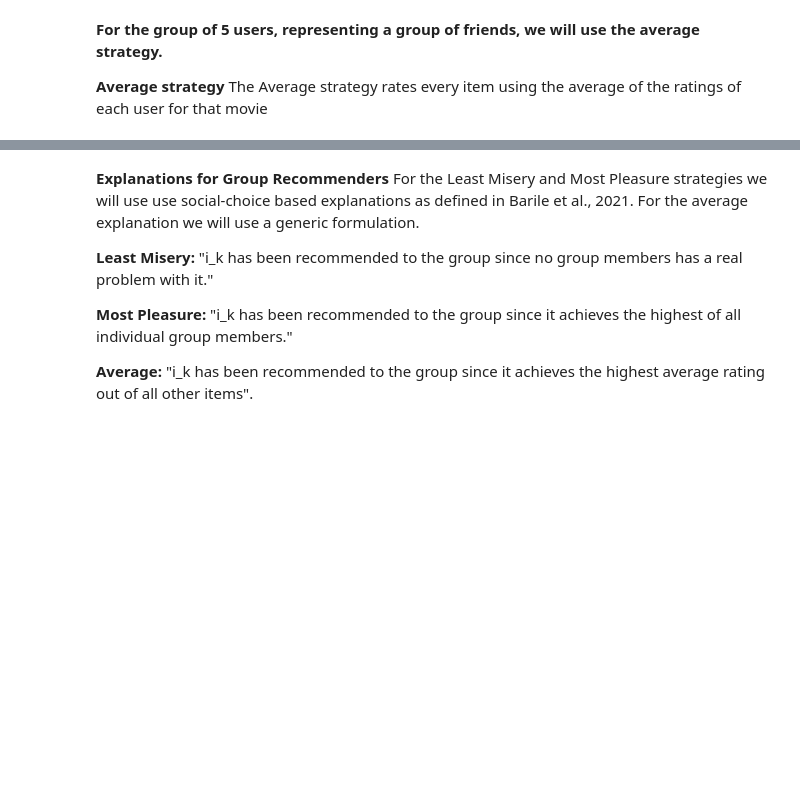
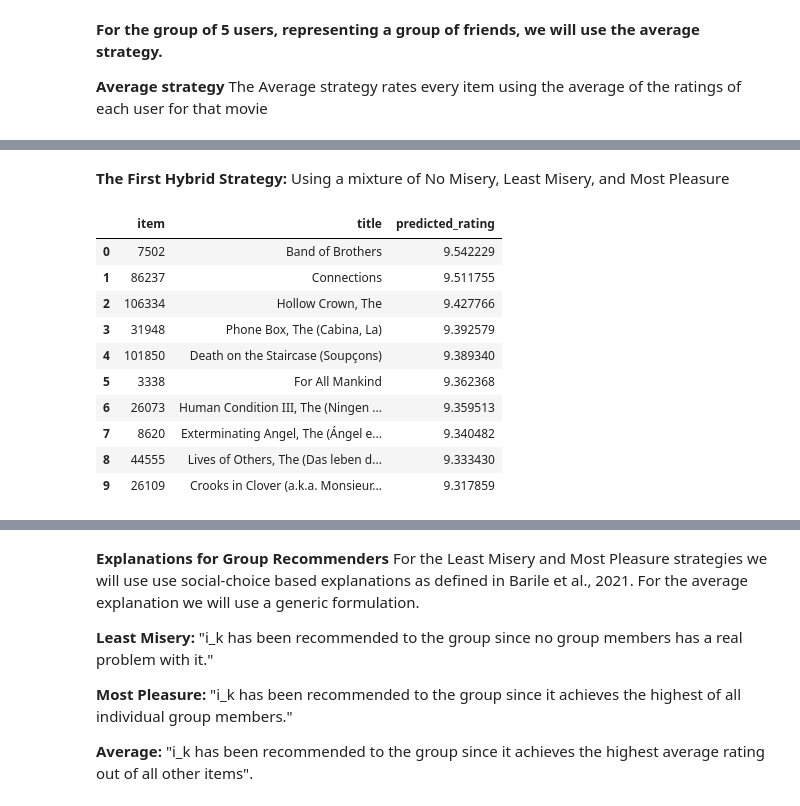
Before and after one commit to csotogd/Recommender-System-santa-claus, a Jupyter notebook: RS_project.ipynb, the cells around one changed output, grey strips where cells are left out. Drawn from its saved outputs; the diff is of its cells as text; code cells hidden in the pictures; blank space fills up the shorter version.

```diff
--- a/RS_project.ipynb
+++ b/RS_project.ipynb
@@ -1012,0 +1027,25 @@ display(avg_df.head(10))
+# %% [markdown]
+**The First Hybrid Strategy:** Using a mixture of No Misery, Least Misery, and Most Pleasure
+# %%
+threshold = 2.5
+#remove all movies that the users would absolutely hate (based on threshold)
+hybrid_1_df = group_unseen_df.loc[group_unseen_df['predicted_rating'] > threshold]
+
+#add least rating and highest rating
+hybrid_1_df = hybrid_1_df.groupby('item').min() + hybrid_1_df.groupby('item').max()
+hybrid_1_df = hybrid_1_df.join(movies_df['title'], on='item')
+hybrid_1_df = hybrid_1_df.sort_values(by='predicted_rating', ascending=False).reset_index()[['item', 'title', 'predicted_rating']]
+
+hybrid_1_df.head(10)
+# %% [output]
+|  | item | title | predicted_rating |
+| 0 | 7502 | Band of Brothers | 9.542229 |
+| 1 | 86237 | Connections | 9.511755 |
+| 2 | 106334 | Hollow Crown, The | 9.427766 |
+| 3 | 31948 | Phone Box, The (Cabina, La) | 9.392579 |
+| 4 | 101850 | Death on the Staircase (Soupçons) | 9.389340 |
+| 5 | 3338 | For All Mankind | 9.362368 |
+| 6 | 26073 | Human Condition III, The (Ningen ... | 9.359513 |
+| 7 | 8620 | Exterminating Angel, The (Ángel e... | 9.340482 |
+| 8 | 44555 | Lives of Others, The (Das leben d... | 9.333430 |
+| 9 | 26109 | Crooks in Clover (a.k.a. Monsieur... | 9.317859 |
```
Also changed, not shown: parts of 24 cells of this notebook.
